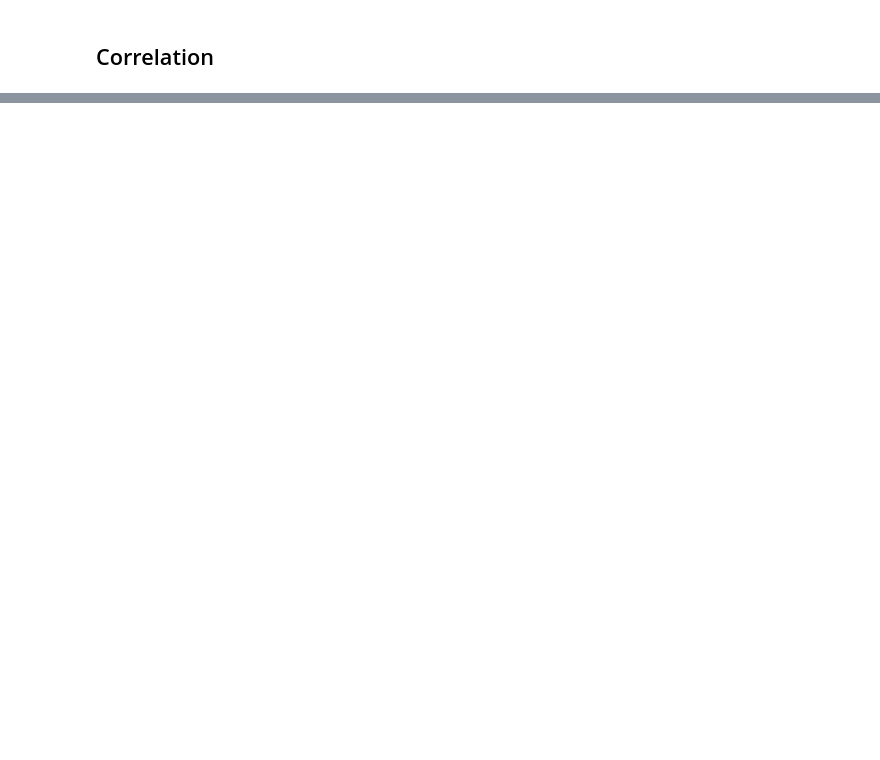
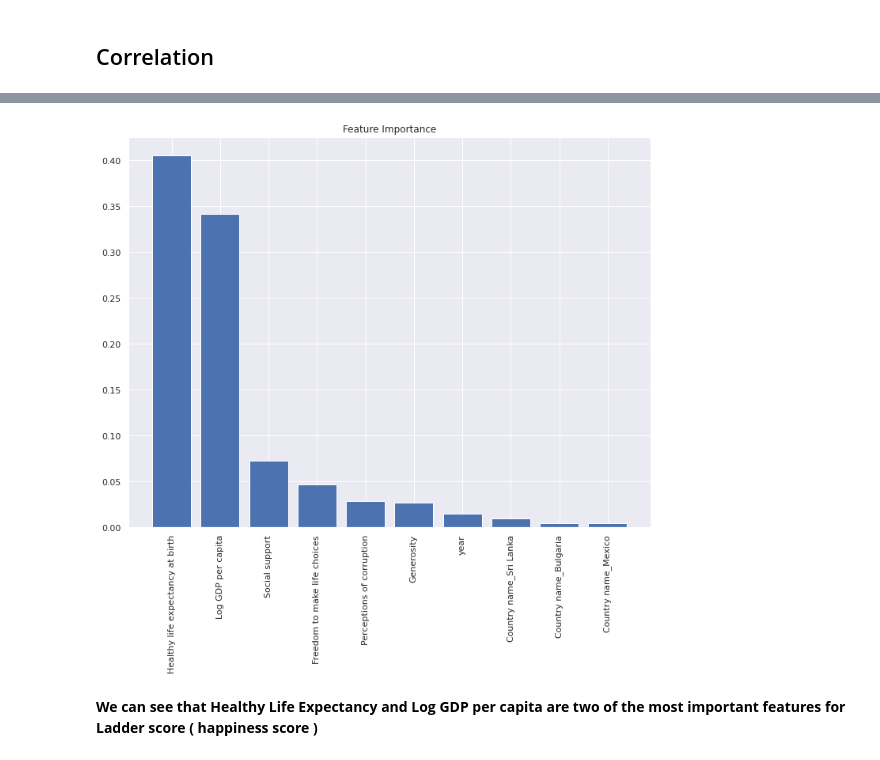
Before and after one commit to Deokuliar-1996/Applied-Statistics-World-Happiness, a Jupyter notebook: stat-500-world-happiness-project.ipynb, the cells around one changed output, grey strips where cells are left out. Saved outputs shown, nothing was run; the diff lists cells and outputs as text; code cells hidden in the pictures; blank space fills up the shorter version.

```diff
--- a/stat-500-world-happiness-project.ipynb
+++ b/stat-500-world-happiness-project.ipynb
@@ -282,0 +609,12 @@ sample_LL_2019.std()
+# %%
+regressor = DecisionTreeRegressor()
+regressor.fit(X_train,y_train)
+y_pred = regressor.predict(X_test)
+
+mae = mean_absolute_error(y_test, y_pred)
+mse = mean_squared_error(y_test, y_pred)
+rmse = np.sqrt(mse)
+
+print(f'Mean absolute error: {mae:.2f}')
+print(f'Mean squared error: {mse:.2f}')
+print(f'Root mean squared error: {rmse:.2f}')
@@ -282,0 +627,12 @@ sample_LL_2019.std()
+# %%
+regressor = RandomForestRegressor(n_estimators=200)
+regressor.fit(X_train,y_train)
+y_pred = regressor.predict(X_test)
+
+mae = mean_absolute_error(y_test, y_pred)
+mse = mean_squared_error(y_test, y_pred)
+rmse = np.sqrt(mse)
+
+print(f'Mean absolute error: {mae:.2f}')
+print(f'Mean squared error: {mse:.2f}')
+print(f'Root mean squared error: {rmse:.2f}')
@@ -282,0 +643,13 @@ sample_LL_2019.std()
+# %%
+importances = regressor.feature_importances_
+#
+# Sort the feature importance in descending order
+#
+sorted_indices = np.argsort(importances)[::-1]
+
+feat_labels = df_2.columns[1:]
+
+for f in range(X_train.shape[1]):
+    print("%2d) %-*s %f" % (f + 1, 30,
+                            feat_labels[sorted_indices[f]],
+                            importances[sorted_indices[f]]))
@@ -282,0 +674,12 @@ sample_LL_2019.std()
+# %%
+sns.set(rc={'figure.figsize':(10,10)})
+
+plt.title('Feature Importance')
+plt.bar(range(10), importances[sorted_indices][:10], align='center')
+plt.xticks(range(10), X_train.columns[sorted_indices][:10], rotation=90)
+plt.tight_layout()
+plt.show()
+# %% [output]
+[figure, added]
+# %% [markdown]
+**We can see that Healthy Life Expectancy and Log GDP per capita are two of the most important features for Ladder score ( happiness score )**
```
Also changed, not shown: parts of 86 cells of this notebook.
